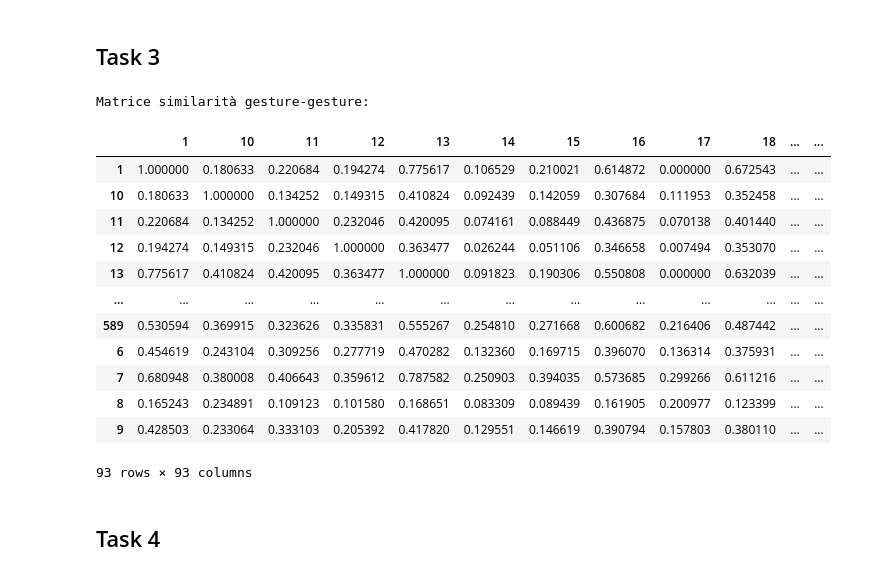
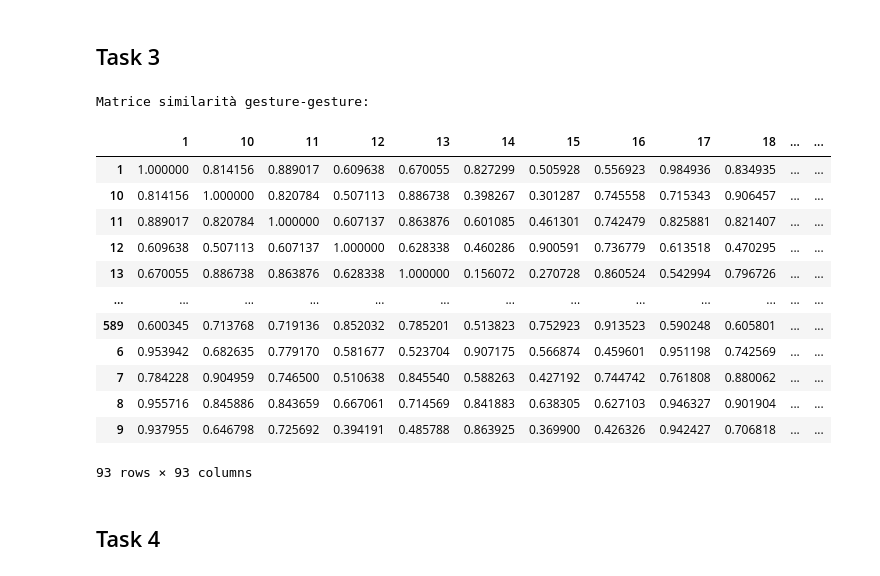
Before and after one commit to Tachimura/Body-Gesture-Analysis, a Jupyter notebook: Project/Parte 2/notebook_parte2.ipynb, the cells around one changed output. Drawn from its saved outputs; the diff is of its cells as text; code cells hidden in the pictures.

Commit message:
update all distances
- add dot product distance
- add dtw distance
- add edit distance
- fixed some things
- added plot of knn and tree (accuracy vs depth/# neighbors)

```diff
--- a/Project/Parte 2/notebook_parte2.ipynb
+++ b/Project/Parte 2/notebook_parte2.ipynb
@@ -232,7 +211,7 @@ for index, gesture_file in zip(range(len(t1_gesture_files)), t1_gesture_files):
 # %%
 #t1_metrics_data
 # %%
-input_task1_option = 'PCA'
+input_task1_option = 'LDA'
 # %%
 metrics_pandas = metrics_numpy_2_pandas(t1_metrics_data['data'], alfabeto)
 if input_task1_option == "PCA":
@@ -289,8 +274,8 @@ utilizzado:
 # Preparazione data
 t2_data_dp = {'gestures': t1_metrics_data['filename'], 'data': t1_metrics_data['data']}
 t2_data_tksem = {'gestures': t1_metrics_data['filename'], 'data': t1_alg_result['fitted_alg']}
-# Still TODO
-t2_data_ed_dtw = read_words_data_ed_dtw(gesture_files, data_components, alfabeto, path_words_directory)
+
+t2_data_ed_dtw = generate_matrix_ed_dtw([path_words_directory + word_file for word_file in words_files])
 t2_data_ed = {'gestures': t1_metrics_data['filename'], 'data': t2_data_ed_dtw['ed']}
 t2_data_dtw = {'gestures': t1_metrics_data['filename'], 'data': t2_data_ed_dtw['dtw']}
 # %%
@@ -300,2 +285,2 @@ t2_input_k_gestures = '93'
 # %%
-t2_input_k_latent_features = '60'
+t2_input_k_latent_features = '5'
@@ -354,38 +334,36 @@ t3_input_query_type = 'Top-K Semantiche Latenti'
+# %%
+t3_input_query_type = 'Distanza DTW'
 # %%
 query_type = t3_input_query_type
 
 # Creo la matrice di similarità gesture - gesture (in base a come ha scelto l'utente di procedere)
 gesture_sim_matrix = None
 if query_type == 'Dot Product':
-    #gesture_sim_matrix = generate_gestures_similarity_matrix(alg_database['data'], int(t2_input_k_latent_features))
-    print("Distanza DTW not implemented yet!")
+    gesture_sim_matrix = generate_gestures_similarity_matrix_dp(t2_data_dp['data'])
 elif query_type == 'Top-K Semantiche Latenti':
-    gesture_sim_matrix = generate_gestures_similarity_matrix(t2_data_tksem['data'], int(t2_input_k_latent_features))
+    gesture_sim_matrix = generate_gestures_similarity_matrix_tksem(t2_data_tksem['data'], int(t2_input_k_latent_features))
 elif query_type == 'Edit Distance':
-    #gesture_sim_matrix = generate_gestures_similarity_matrix(alg_database['data'], int(t2_input_k_latent_features))
-    print("Edit Distance not implemented yet!")
+    gesture_sim_matrix = generate_gestures_similarity_matrix_ed(t2_data_ed['data'])
 else:
-    #gesture_sim_matrix = generate_gestures_similarity_matrix(alg_database['data'], int(t2_input_k_latent_features))
-    print("Distanza DTW not implemented yet!")
-
+    gesture_sim_matrix = generate_gestures_similarity_matrix_dtw(t2_data_dtw['data'])
 # La trasformo in dataframe pandas (così ho anche il nome delle gestures a confronto nelle righe / colonne)
 gestures_sim_matrix_pd = gestures_similarity_matrix_2_pandas(gesture_sim_matrix, t2_data_tksem['gestures'])
 print("Matrice similarità gesture-gesture:")
 gestures_sim_matrix_pd
 # %% [output]
 Matrice similarità gesture-gesture:
 |  | 1 | 10 | 11 | 12 | 13 | 14 | 15 | 16 | 17 | 18 | ... | ... |
-| 1 | 1.000000 | 0.180633 | 0.220684 | 0.194274 | 0.775617 | 0.106529 | 0.210021 | 0.614872 | 0.000000 | 0.672543 | ... | ... |
-| 10 | 0.180633 | 1.000000 | 0.134252 | 0.149315 | 0.410824 | 0.092439 | 0.142059 | 0.307684 | 0.111953 | 0.352458 | ... | ... |
-| 11 | 0.220684 | 0.134252 | 1.000000 | 0.232046 | 0.420095 | 0.074161 | 0.088449 | 0.436875 | 0.070138 | 0.401440 | ... | ... |
-| 12 | 0.194274 | 0.149315 | 0.232046 | 1.000000 | 0.363477 | 0.026244 | 0.051106 | 0.346658 | 0.007494 | 0.353070 | ... | ... |
-| 13 | 0.775617 | 0.410824 | 0.420095 | 0.363477 | 1.000000 | 0.091823 | 0.190306 | 0.550808 | 0.000000 | 0.632039 | ... | ... |
+| 1 | 1.000000 | 0.814156 | 0.889017 | 0.609638 | 0.670055 | 0.827299 | 0.505928 | 0.556923 | 0.984936 | 0.834935 | ... | ... |
+| 10 | 0.814156 | 1.000000 | 0.820784 | 0.507113 | 0.886738 | 0.398267 | 0.301287 | 0.745558 | 0.715343 | 0.906457 | ... | ... |
+| 11 | 0.889017 | 0.820784 | 1.000000 | 0.607137 | 0.863876 | 0.601085 | 0.461301 | 0.742479 | 0.825881 | 0.821407 | ... | ... |
+| 12 | 0.609638 | 0.507113 | 0.607137 | 1.000000 | 0.628338 | 0.460286 | 0.900591 | 0.736779 | 0.613518 | 0.470295 | ... | ... |
+| 13 | 0.670055 | 0.886738 | 0.863876 | 0.628338 | 1.000000 | 0.156072 | 0.270728 | 0.860524 | 0.542994 | 0.796726 | ... | ... |
 | ... | ... | ... | ... | ... | ... | ... | ... | ... | ... | ... | ... | ... |
-| 589 | 0.530594 | 0.369915 | 0.323626 | 0.335831 | 0.555267 | 0.254810 | 0.271668 | 0.600682 | 0.216406 | 0.487442 | ... | ... |
-| 6 | 0.454619 | 0.243104 | 0.309256 | 0.277719 | 0.470282 | 0.132360 | 0.169715 | 0.396070 | 0.136314 | 0.375931 | ... | ... |
-| 7 | 0.680948 | 0.380008 | 0.406643 | 0.359612 | 0.787582 | 0.250903 | 0.394035 | 0.573685 | 0.299266 | 0.611216 | ... | ... |
-| 8 | 0.165243 | 0.234891 | 0.109123 | 0.101580 | 0.168651 | 0.083309 | 0.089439 | 0.161905 | 0.200977 | 0.123399 | ... | ... |
-| 9 | 0.428503 | 0.233064 | 0.333103 | 0.205392 | 0.417820 | 0.129551 | 0.146619 | 0.390794 | 0.157803 | 0.380110 | ... | ... |
+| 589 | 0.600345 | 0.713768 | 0.719136 | 0.852032 | 0.785201 | 0.513823 | 0.752923 | 0.913523 | 0.590248 | 0.605801 | ... | ... |
+| 6 | 0.953942 | 0.682635 | 0.779170 | 0.581677 | 0.523704 | 0.907175 | 0.566874 | 0.459601 | 0.951198 | 0.742569 | ... | ... |
+| 7 | 0.784228 | 0.904959 | 0.746500 | 0.510638 | 0.845540 | 0.588263 | 0.427192 | 0.744742 | 0.761808 | 0.880062 | ... | ... |
+| 8 | 0.955716 | 0.845886 | 0.843659 | 0.667061 | 0.714569 | 0.841883 | 0.638305 | 0.627103 | 0.946327 | 0.901904 | ... | ... |
+| 9 | 0.937955 | 0.646798 | 0.725692 | 0.394191 | 0.485788 | 0.863925 | 0.369900 | 0.426326 | 0.942427 | 0.706818 | ... | ... |
 93 rows × 93 columns
 # %%
 # Faccio svd con 93 componenti (e poi mi prendo solo quelle che servono)
```
Also changed, not shown: parts of 27 cells of this notebook, 6 other files.
